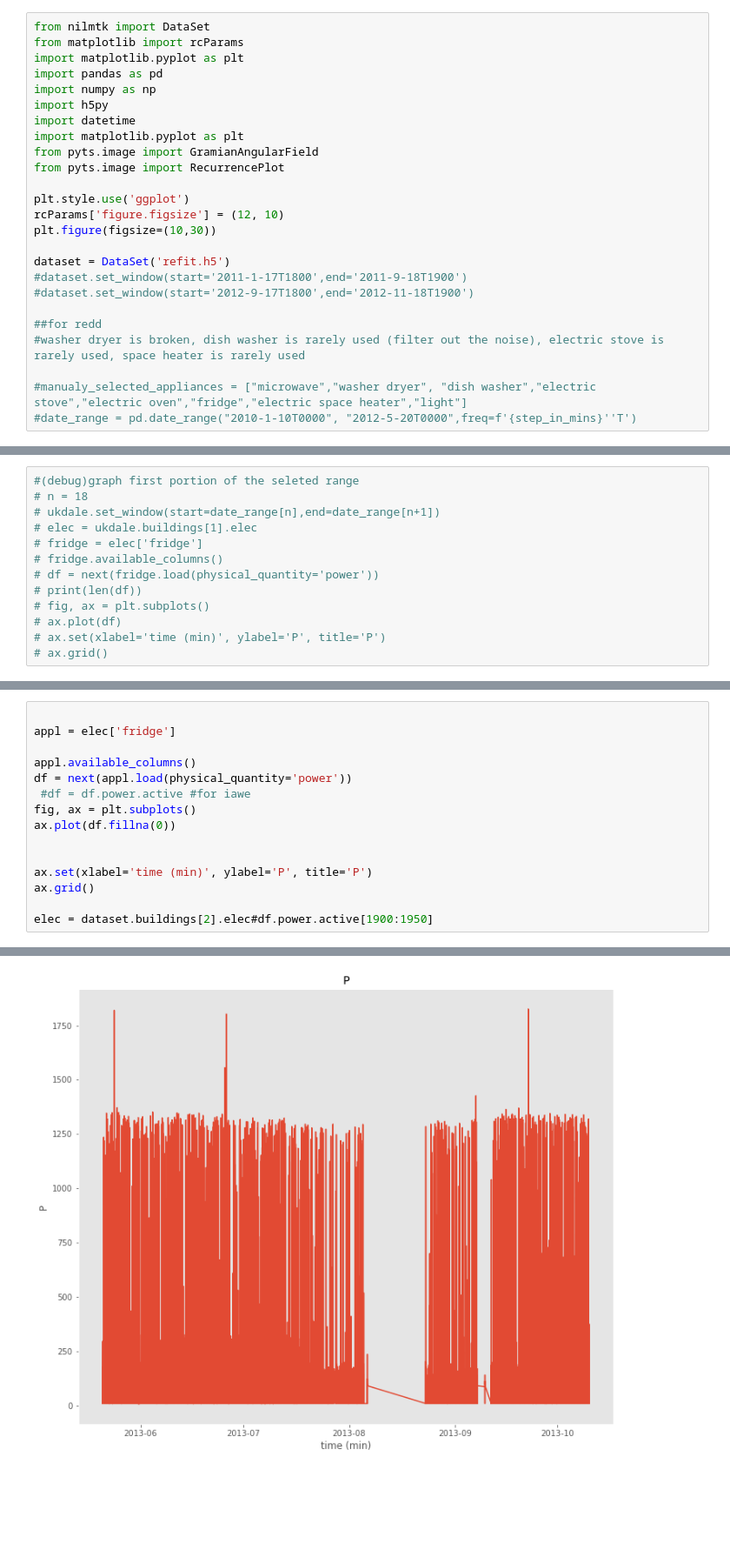
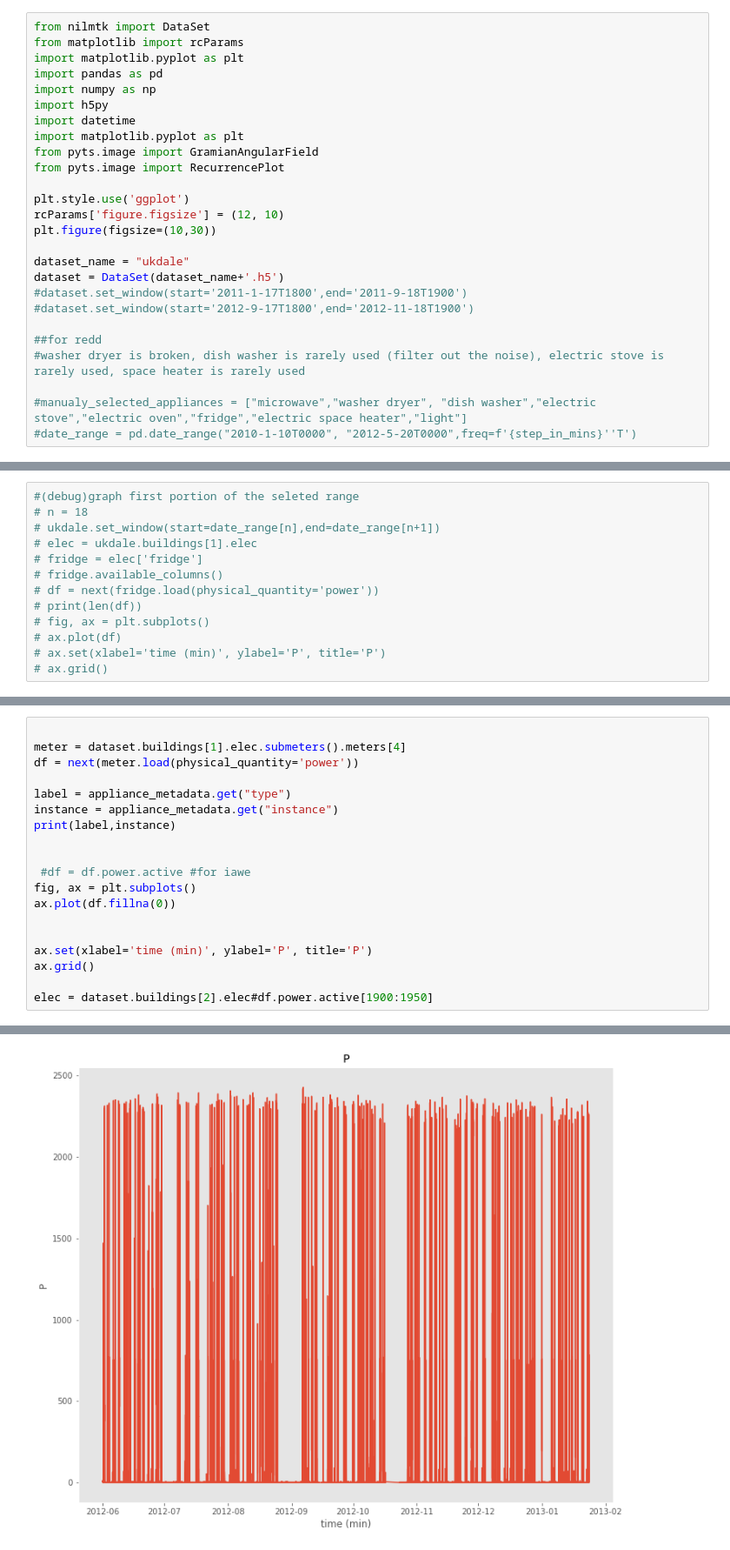
Before and after one commit to jenkoj/ts2img, a Jupyter notebook: generate_dataset.ipynb, the cells around one changed output, grey strips where cells are left out. Shown at 87% size. Saved outputs shown, nothing was run; the diff lists cells and outputs as text; blank space fills up the shorter version.

```diff
--- a/generate_dataset.ipynb
+++ b/generate_dataset.ipynb
@@ -19,7 +18,8 @@ plt.style.use('ggplot')
 rcParams['figure.figsize'] = (12, 10)
 plt.figure(figsize=(10,30))
 
-dataset = DataSet('refit.h5')
+dataset_name = "ukdale"
+dataset = DataSet(dataset_name+'.h5')
 #dataset.set_window(start='2011-1-17T1800',end='2011-9-18T1900')
 #dataset.set_window(start='2012-9-17T1800',end='2012-11-18T1900')
 
@@ -740,10 +863,14 @@ dataset.metadata["meter_devices"]
   'wireless': True}}
 # %%
 
-appl = elec['fridge']
+meter = dataset.buildings[1].elec.submeters().meters[4]
+df = next(meter.load(physical_quantity='power'))
 
-appl.available_columns()
-df = next(appl.load(physical_quantity='power'))
+label = appliance_metadata.get("type")
+instance = appliance_metadata.get("instance")
+print(label,instance)
+
+
  #df = df.power.active #for iawe
 fig, ax = plt.subplots()
 ax.plot(df.fillna(0))
@@ -757 +885 @@ elec = dataset.buildings[2].elec#df.power.active[1900:1950]
-[figure, old version]
+[figure, new version]
```
Also changed, not shown: parts of 19 cells of this notebook.
